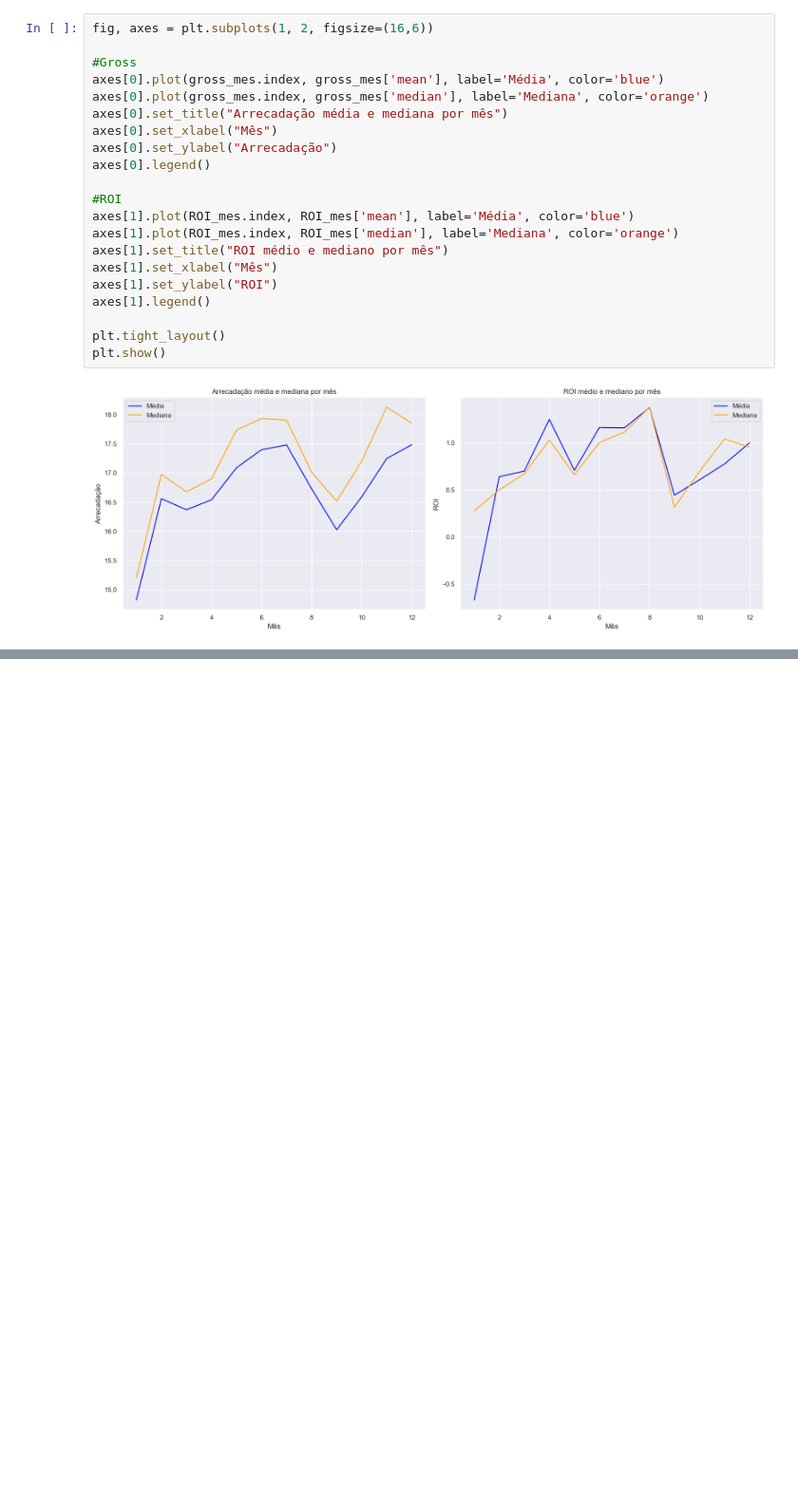
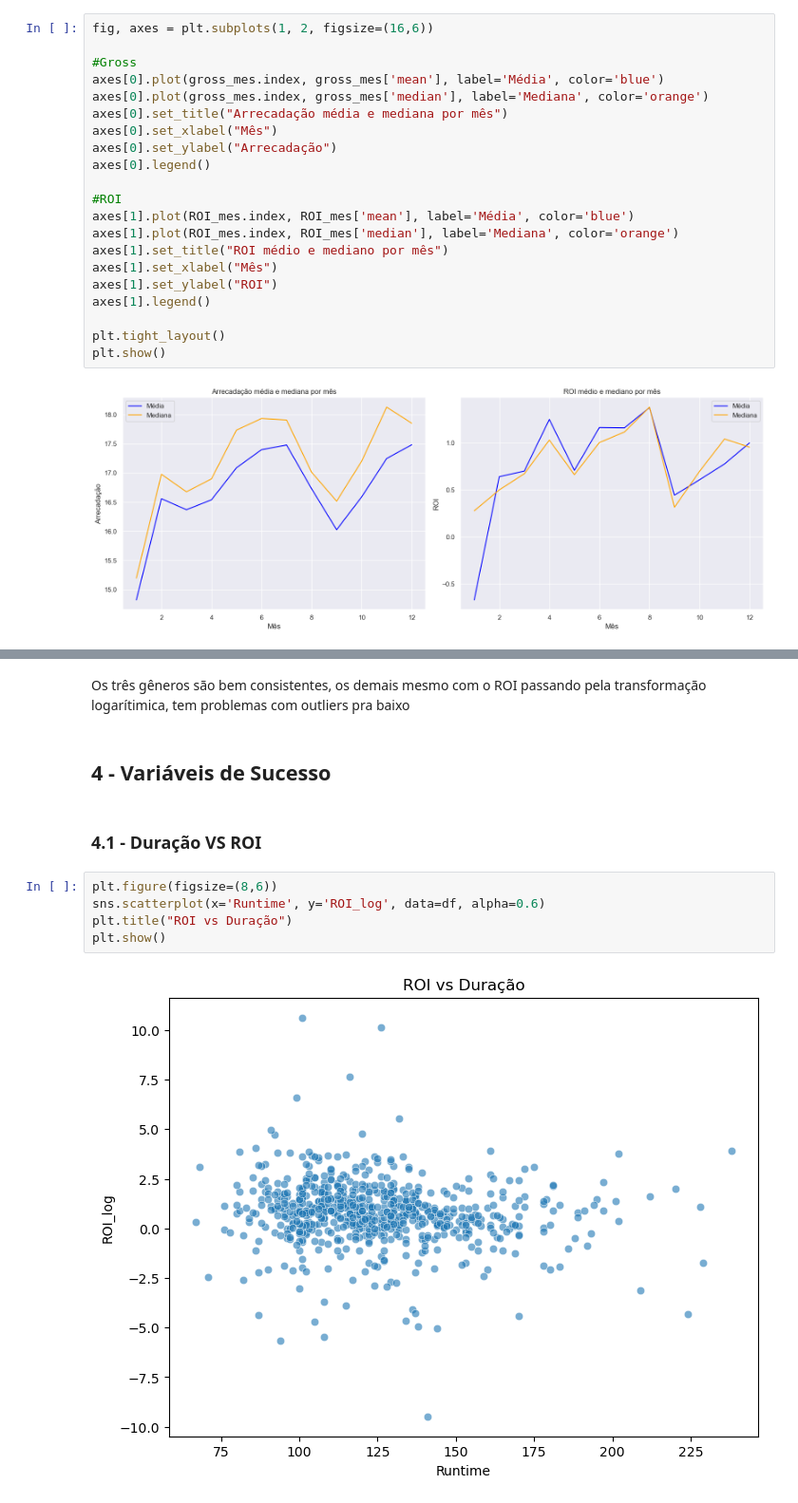
Before and after one commit to GabrielcordH/analise_IMDB, a Jupyter notebook: EDA.ipynb, the cells around one changed output, grey strips where cells are left out. Shown at 95% size. Cells and saved outputs as stored; diff of their text form; blank space fills up the shorter version.

```diff
--- a/EDA.ipynb
+++ b/EDA.ipynb
@@ -55,3 +135,16 @@ plt.title("Distribuição de lucro por gênero")
 plt.show()
 # %% [output]
 [figure]
+# %% [markdown]
+Os três gêneros são bem consistentes, os demais mesmo com o ROI passando pela transformação logarítimica, tem problemas com outliers pra baixo
+# %% [markdown]
+## 4 - Variáveis de Sucesso
+# %% [markdown]
+### 4.1 -  Duração VS ROI
+# %%
+plt.figure(figsize=(8,6))
+sns.scatterplot(x='Runtime', y='ROI_log', data=df, alpha=0.6)
+plt.title("ROI vs Duração")
+plt.show()
+# %% [output]
+[figure, added]
```
Also changed, not shown: parts of 40 cells of this notebook.
